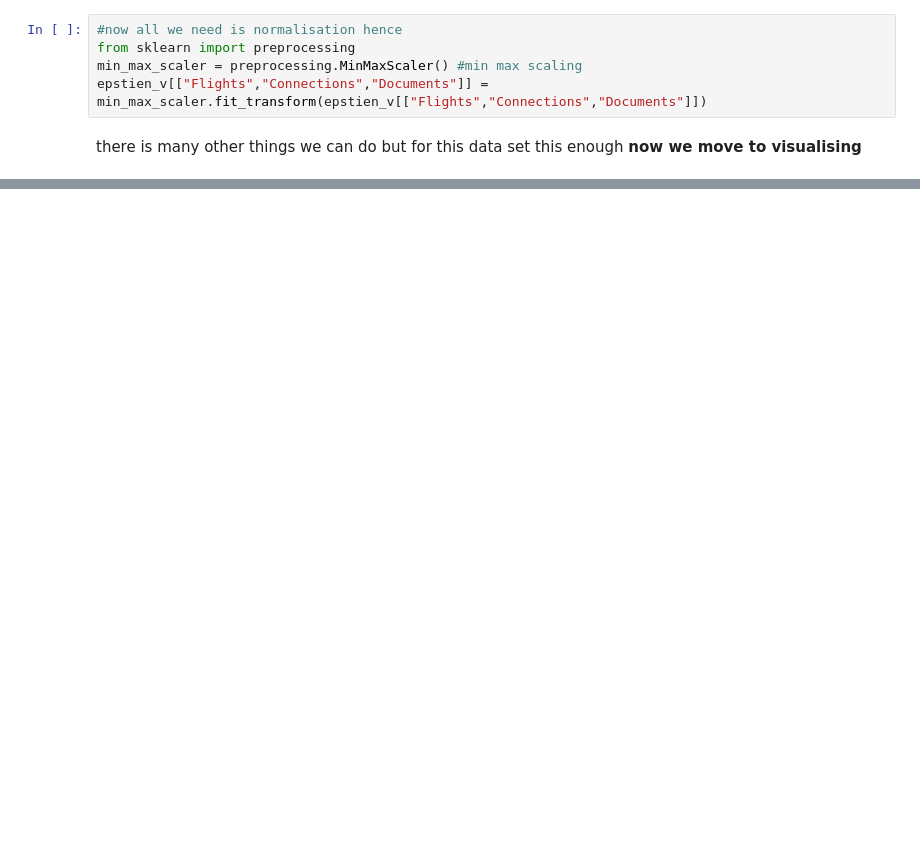
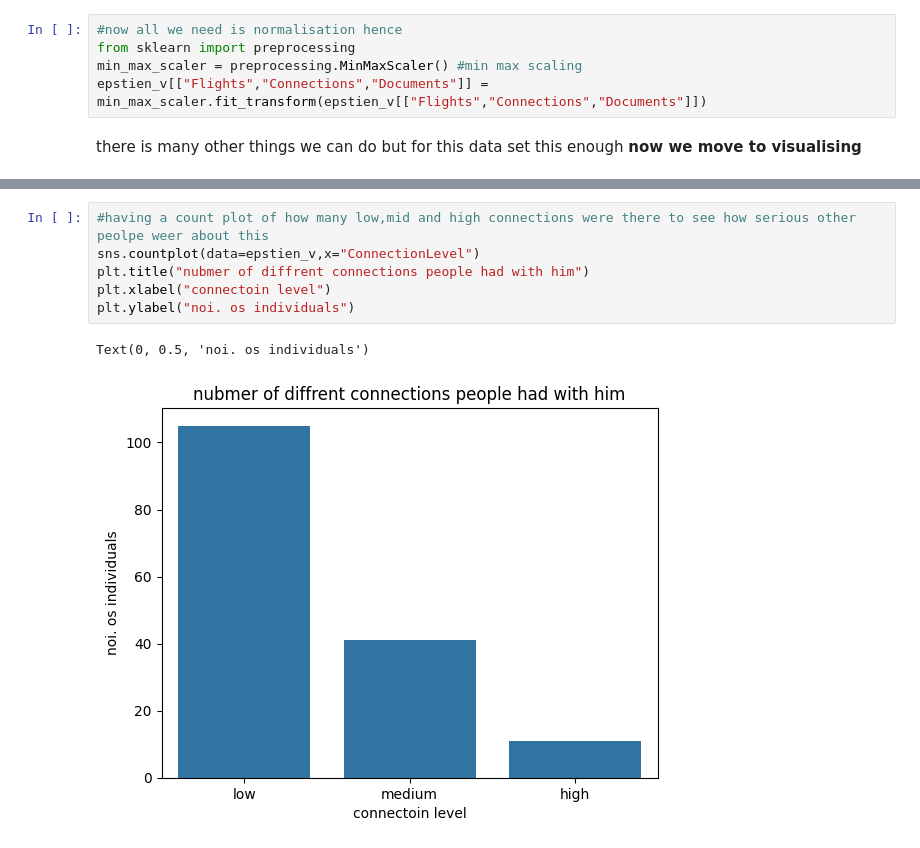
Before and after one commit to Amruth-U-tech/DL-Journey, a Jupyter notebook: 00-DataVisualisation/visualisation-1.ipynb, the cells around one changed output, grey strips where cells are left out. Saved outputs shown, nothing was run; the diff lists cells and outputs as text; blank space fills up the shorter version.

```diff
--- a/00-DataVisualisation/visualisation-1.ipynb
+++ b/00-DataVisualisation/visualisation-1.ipynb
@@ -159,0 +182,9 @@ there is many other things we can do but for this data set this enough
+# %%
+#having a count plot of how many low,mid and high connections were there to see how serious other peolpe weer about this
+sns.countplot(data=epstien_v,x="ConnectionLevel")
+plt.title("nubmer of diffrent connections people had with him")
+plt.xlabel("connectoin level")
+plt.ylabel("noi. os individuals")
+# %% [output]
+Text(0, 0.5, 'noi. os individuals')
+[figure, added]
```
Also changed, not shown: parts of 4 cells of this notebook.
